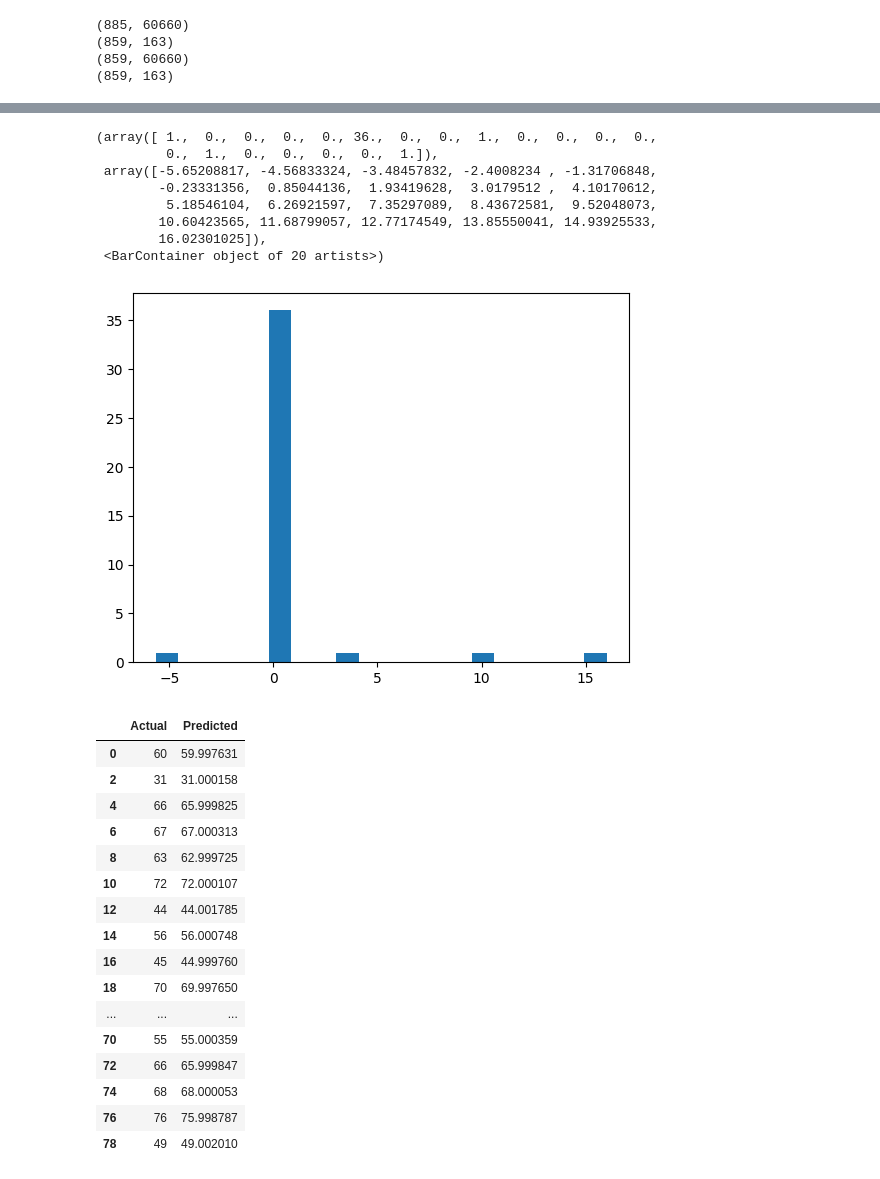
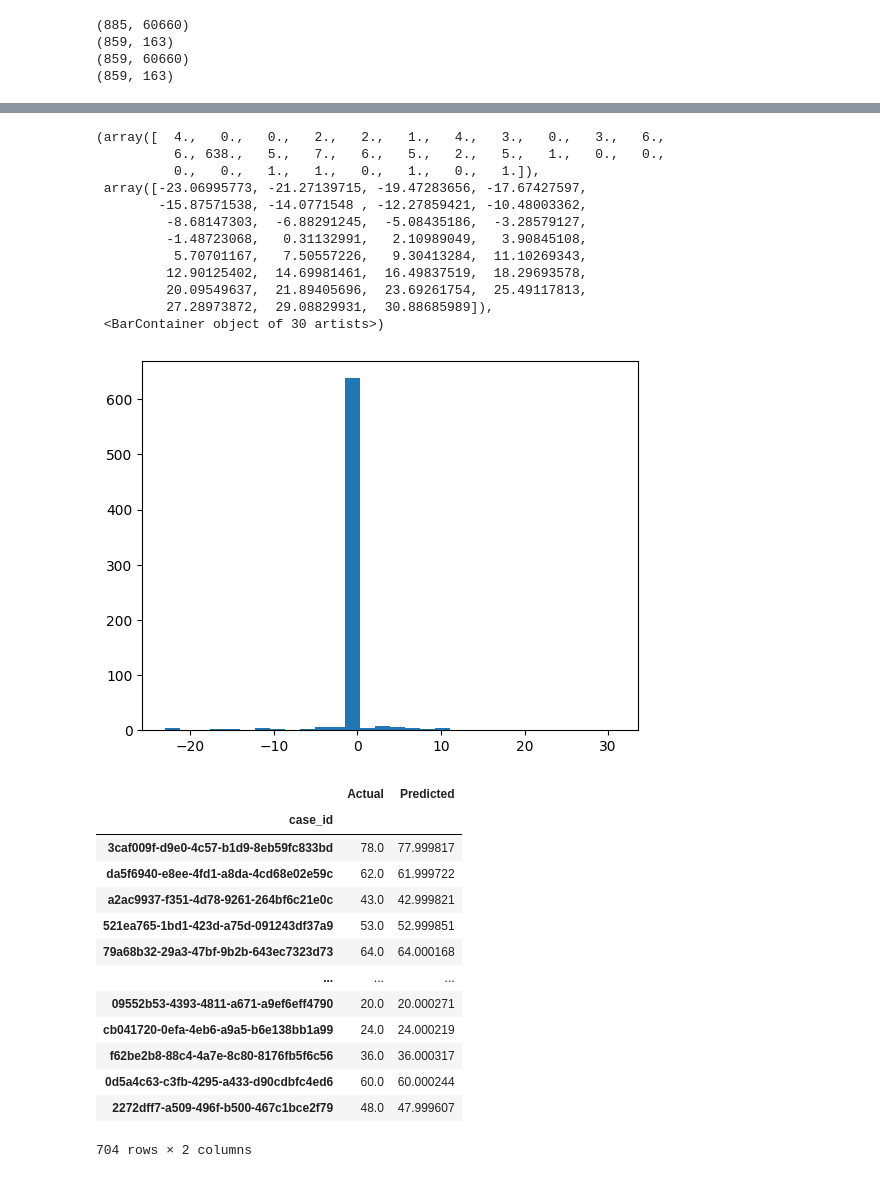
Before and after one commit to igorperic17/gene-expression-age-prediction, a Jupyter notebook: xgboost_age.ipynb, the cells around one changed output, grey strips where cells are left out. Saved outputs shown, nothing was run; the diff lists cells and outputs as text; code cells hidden in the pictures.

```diff
--- a/xgboost_age.ipynb
+++ b/xgboost_age.ipynb
@@ -244,6 +244,6 @@ float_idx = clinical_df_joined['age_at_index'].map(lambda x: x.isdigit()).values
 data_valid_age = data.loc[float_idx]
 clinical_df_valid_age = clinical_df_joined[float_idx]
 
-age = clinical_df_valid_age['age_at_index']
+age = clinical_df_valid_age['age_at_index'].astype(float)
 plt.hist(age, bins=10)
 # %% [output]
@@ -254,5 +254,5 @@ plt.hist(age, bins=10)
 # %%
-K = 10
+K = 1000
 def train_xgboost_model(data, target):
     # Ignore the first column "gene_id"
     # all_features = data.iloc[:, 1:]
@@ -288,39 +287,40 @@ TypeError: ufunc 'divide' not supported for the input types, and the inputs coul
 # %%
 # perform feature selection
 test = SelectKBest(score_func=f_regression, k=K)
-features = test.fit_transform(data, clinical_df['age_at_index'])
+features = test.fit_transform(data_valid_age, age)
 
 predictions = model.predict(features)
-results = pd.DataFrame({'Actual': clinical_df['age_at_index'], 'Predicted': predictions})
+results = pd.DataFrame({'Actual': age, 'Predicted': predictions})
 errors = results['Actual'] - results['Predicted']
-plt.hist(errors, bins=20)
+plt.hist(errors, bins=30)
 # %% [output]
-(array([ 1.,  0.,  0.,  0.,  0., 36.,  0.,  0.,  1.,  0.,  0.,  0.,  0.,
-         0.,  1.,  0.,  0.,  0.,  0.,  1.]),
- array([-5.65208817, -4.56833324, -3.48457832, -2.4008234 , -1.31706848,
-        -0.23331356,  0.85044136,  1.93419628,  3.0179512 ,  4.10170612,
-         5.18546104,  6.26921597,  7.35297089,  8.43672581,  9.52048073,
-        10.60423565, 11.68799057, 12.77174549, 13.85550041, 14.93925533,
-        16.02301025]),
- <BarContainer object of 20 artists>)
+(array([  4.,   0.,   0.,   2.,   2.,   1.,   4.,   3.,   0.,   3.,   6.,
+          6., 638.,   5.,   7.,   6.,   5.,   2.,   5.,   1.,   0.,   0.,
+          0.,   0.,   1.,   1.,   0.,   1.,   0.,   1.]),
+ array([-23.06995773, -21.27139715, -19.47283656, -17.67427597,
+        -15.87571538, -14.0771548 , -12.27859421, -10.48003362,
+         -8.68147303,  -6.88291245,  -5.08435186,  -3.28579127,
+         -1.48723068,   0.31132991,   2.10989049,   3.90845108,
+          5.70701167,   7.50557226,   9.30413284,  11.10269343,
+         12.90125402,  14.69981461,  16.49837519,  18.29693578,
+         20.09549637,  21.89405696,  23.69261754,  25.49117813,
+         27.28973872,  29.08829931,  30.88685989]),
+ <BarContainer object of 30 artists>)
-[figure, old version]
+[figure, new version]
 # %%
 results
 # %% [output]
 |  | Actual | Predicted |
-| 0 | 60 | 59.997631 |
-| 2 | 31 | 31.000158 |
-| 4 | 66 | 65.999825 |
-| 6 | 67 | 67.000313 |
-| 8 | 63 | 62.999725 |
-| 10 | 72 | 72.000107 |
-| 12 | 44 | 44.001785 |
-| 14 | 56 | 56.000748 |
-| 16 | 45 | 44.999760 |
-| 18 | 70 | 69.997650 |
+| case_id |  |  |
+| 3caf009f-d9e0-4c57-b1d9-8eb59fc833bd | 78.0 | 77.999817 |
+| da5f6940-e8ee-4fd1-a8da-4cd68e02e59c | 62.0 | 61.999722 |
+| a2ac9937-f351-4d78-9261-264bf6c21e0c | 43.0 | 42.999821 |
+| 521ea765-1bd1-423d-a75d-091243df37a9 | 53.0 | 52.999851 |
+| 79a68b32-29a3-47bf-9b2b-643ec7323d73 | 64.0 | 64.000168 |
 | ... | ... | ... |
-| 70 | 55 | 55.000359 |
-| 72 | 66 | 65.999847 |
-| 74 | 68 | 68.000053 |
-| 76 | 76 | 75.998787 |
-| 78 | 49 | 49.002010 |
+| 09552b53-4393-4811-a671-a9ef6eff4790 | 20.0 | 20.000271 |
+| cb041720-0efa-4eb6-a9a5-b6e138bb1a99 | 24.0 | 24.000219 |
+| f62be2b8-88c4-4a7e-8c80-8176fb5f6c56 | 36.0 | 36.000317 |
+| 0d5a4c63-c3fb-4295-a433-d90cdbfc4ed6 | 60.0 | 60.000244 |
+| 2272dff7-a509-496f-b500-467c1bce2f79 | 48.0 | 47.999607 |
+704 rows × 2 columns
```
Also changed, not shown: parts of 2 cells of this notebook.
